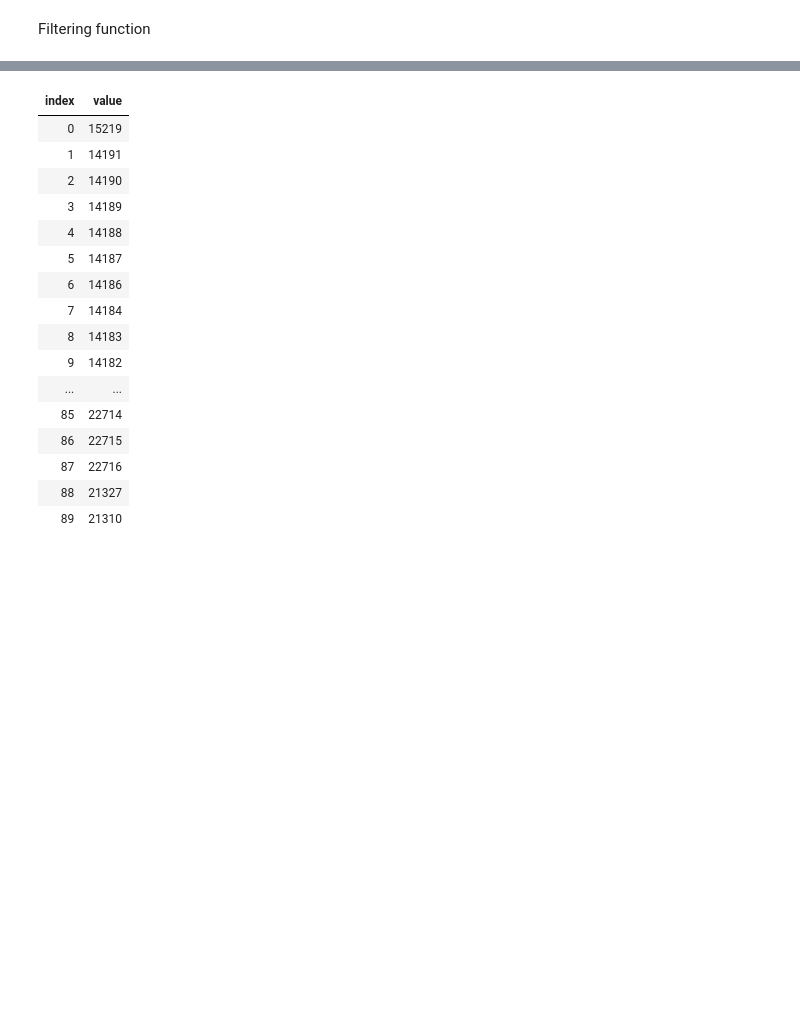
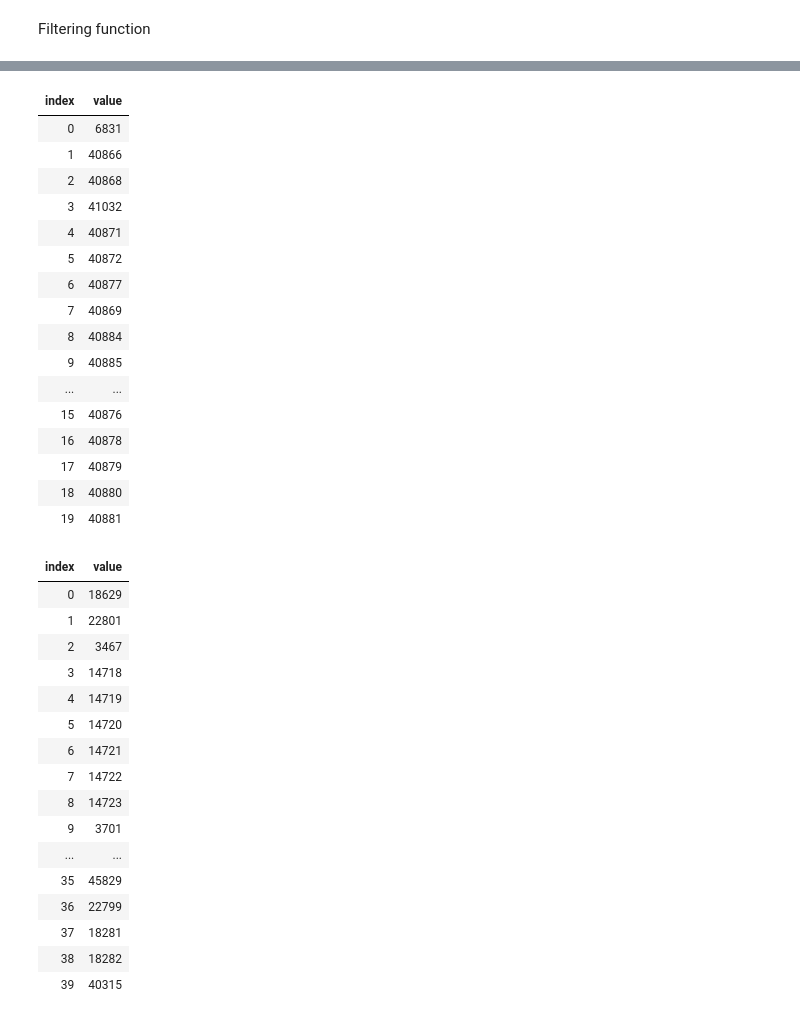
Before and after one commit to Smartrak/public-notebooks, a Jupyter notebook: Actual Arrival Analysis.ipynb, the cells around one changed output, grey strips where cells are left out. Saved outputs shown, nothing was run; the diff lists cells and outputs as text; code cells hidden in the pictures; blank space fills up the shorter version.

```diff
--- a/Actual Arrival Analysis.ipynb
+++ b/Actual Arrival Analysis.ipynb
@@ -201,21 +258,45 @@ display(plot);
 # %%
-var stops = frame.GetColumn<string>("IrsStopCode").Values.Distinct().ToArray();
-display(stops);
+void DisplayStops(string lineName = null)
+{
+    var frame = lineName == null ? allFrames.First().Value.frame : allFrames[lineName].frame;
+    var stops = frame.GetColumn<string>("IrsStopCode").Values.Distinct().ToArray();
+    display(stops);
+}
-# %% [output]
-| index | value |
-| 0 | 15219 |
-| 1 | 14191 |
-| 2 | 14190 |
-| 3 | 14189 |
-| 4 | 14188 |
-| 5 | 14187 |
-| 6 | 14186 |
-| 7 | 14184 |
-| 8 | 14183 |
-| 9 | 14182 |
-| ... | ... |
-| 85 | 22714 |
-| 86 | 22715 |
-| 87 | 22716 |
-| 88 | 21327 |
-| 89 | 21310 |
+# %%
+DisplayStops();
+//DisplayStops("837");
+# %% [output]
+| index | value |
+| 0 | 6831 |
+| 1 | 40866 |
+| 2 | 40868 |
+| 3 | 41032 |
+| 4 | 40871 |
+| 5 | 40872 |
+| 6 | 40877 |
+| 7 | 40869 |
+| 8 | 40884 |
+| 9 | 40885 |
+| ... | ... |
+| 15 | 40876 |
+| 16 | 40878 |
+| 17 | 40879 |
+| 18 | 40880 |
+| 19 | 40881 |
+| index | value |
+| 0 | 18629 |
+| 1 | 22801 |
+| 2 | 3467 |
+| 3 | 14718 |
+| 4 | 14719 |
+| 5 | 14720 |
+| 6 | 14721 |
+| 7 | 14722 |
+| 8 | 14723 |
+| 9 | 3701 |
+| ... | ... |
+| 35 | 45829 |
+| 36 | 22799 |
+| 37 | 18281 |
+| 38 | 18282 |
+| 39 | 40315 |
```
Also changed, not shown: parts of 15 cells of this notebook.
